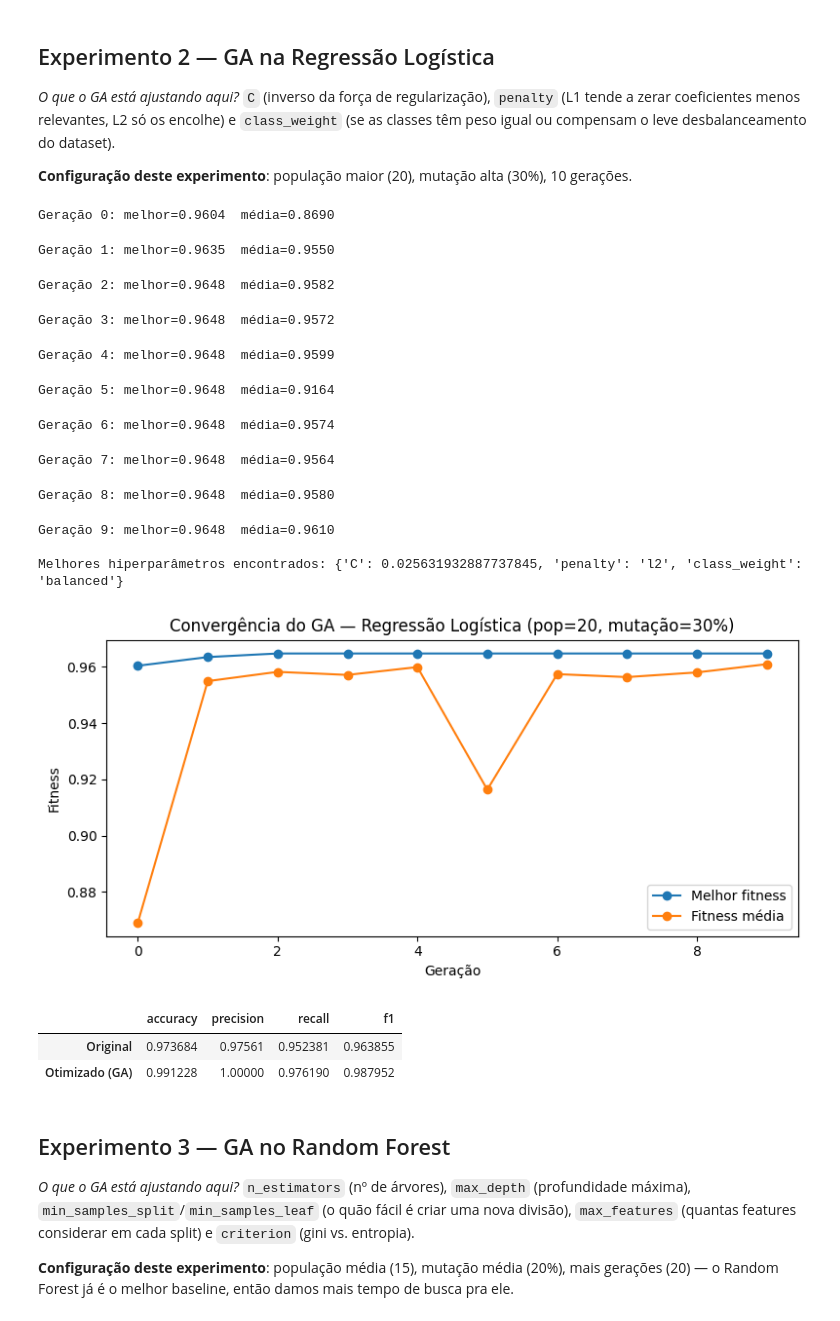
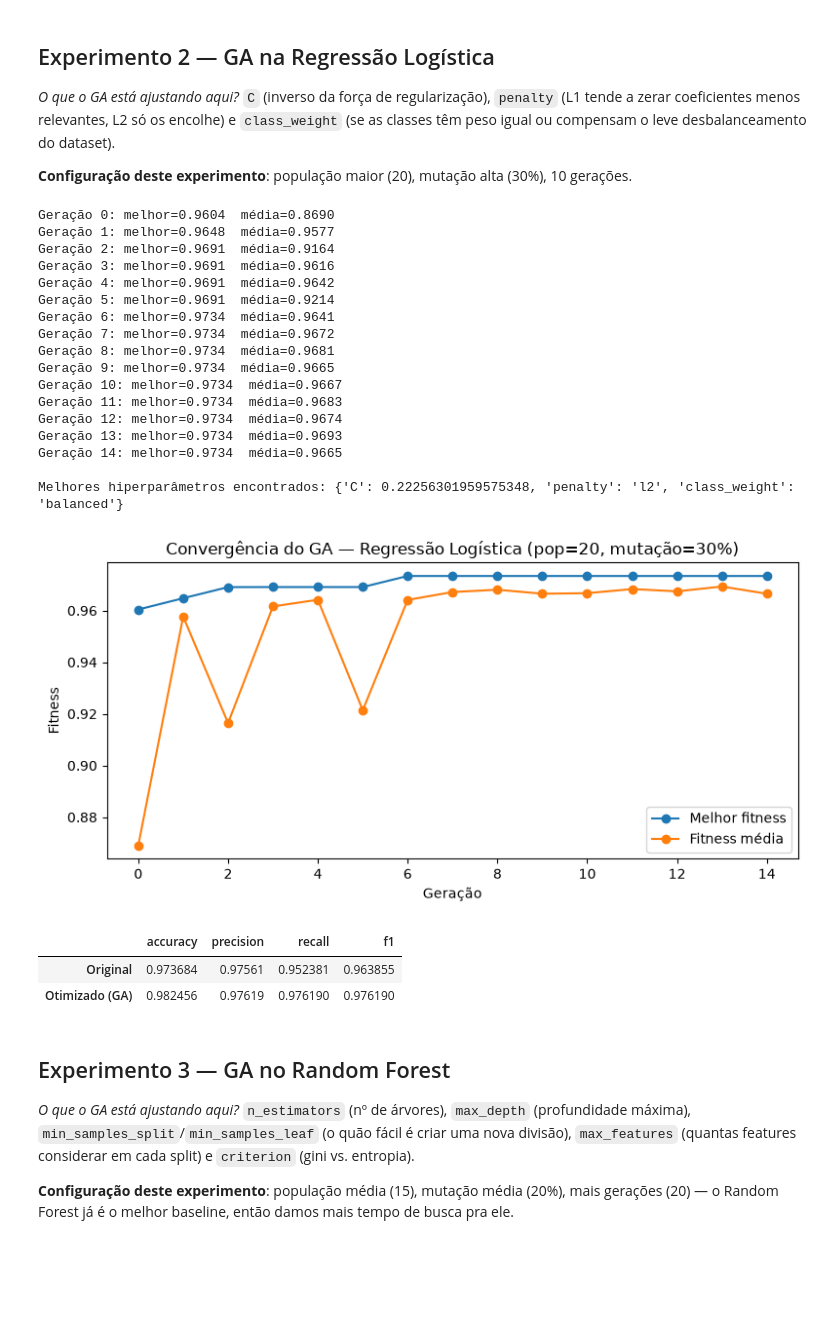
Before and after one commit to SamirGoes/tech-challenge-fiap-fase2, a Jupyter notebook: notebooks/GA_HyperparametersOptimization.ipynb, the cells around one changed output. Cells and saved outputs as stored; diff of their text form; code cells hidden in the pictures; blank space fills up the shorter version.

```diff
--- a/notebooks/GA_HyperparametersOptimization.ipynb
+++ b/notebooks/GA_HyperparametersOptimization.ipynb
@@ -76,7 +76,7 @@ Vamos rodar o GA para tentar melhorar cada um desses três — um experimento po
 # %%
 random.seed(42)
 
-POP_1, GERACOES_1, MUTACAO_1 = 10, 10, 0.1
+POP_1, GERACOES_1, MUTACAO_1 = 10, 20, 0.1
 
 populacao = [ga_utils.criar_individuo_linear() for _ in range(POP_1)]
 historico_linear = []
@@ -148,7 +153,7 @@ pd.DataFrame([metricas_linear_original, metricas_linear_otimizado], index=["Orig
 # %%
 random.seed(42)
 
-POP_2, GERACOES_2, MUTACAO_2 = 20, 10, 0.3
+POP_2, GERACOES_2, MUTACAO_2 = 20, 15, 0.2
 
 populacao = [ga_utils.criar_individuo_log() for _ in range(POP_2)]
 historico_log = []
@@ -156,45 +161,50 @@ historico_log = []
 for geracao in range(GERACOES_2):
     fitnesses = [ga_utils.fitness_log(ind, X_train, y_train) for ind in populacao]
     historico_log.append({"geracao": geracao, "melhor": max(fitnesses), "media": float(np.mean(fitnesses))})
     print(f"Geração {geracao}: melhor={max(fitnesses):.4f}  média={np.mean(fitnesses):.4f}")
 
     ranking = sorted(range(len(populacao)), key=lambda i: fitnesses[i], reverse=True)
     nova_populacao = [dict(populacao[i]) for i in ranking[:2]]
     while len(nova_populacao) < POP_2:
         pai1 = ga_utils.selecao_torneio(populacao, fitnesses)
         pai2 = ga_utils.selecao_torneio(populacao, fitnesses)
         filho1, filho2 = ga_utils.crossover(pai1, pai2)
         nova_populacao.append(ga_utils.mutar_log(filho1, MUTACAO_2))
         if len(nova_populacao) < POP_2:
             nova_populacao.append(ga_utils.mutar_log(filho2, MUTACAO_2))
     populacao = nova_populacao
 
 melhor_log = populacao[int(np.argmax(fitnesses))]
 print("\nMelhores hiperparâmetros encontrados:", melhor_log)
 
 pd.DataFrame(historico_log).to_csv(RESULTADOS_DIR / "fitness_history_regressao_logistica.csv", index=False)
 with open(RESULTADOS_DIR / "best_hyperparams_regressao_logistica.json", "w") as f:
     json.dump({"algoritmo": "regressao_logistica", "melhor_individuo": melhor_log}, f, indent=2, default=str)
 
 plt.figure(figsize=(8, 4))
 plt.plot([h["geracao"] for h in historico_log], [h["melhor"] for h in historico_log], label="Melhor fitness", marker="o")
 plt.plot([h["geracao"] for h in historico_log], [h["media"] for h in historico_log], label="Fitness média", marker="o")
 plt.xlabel("Geração"); plt.ylabel("Fitness"); plt.title("Convergência do GA — Regressão Logística (pop=20, mutação=30%)")
 plt.legend(); plt.tight_layout(); plt.show()
 # %% [output]
 Geração 0: melhor=0.9604  média=0.8690
+Geração 1: melhor=0.9648  média=0.9577
+Geração 2: melhor=0.9691  média=0.9164
+Geração 3: melhor=0.9691  média=0.9616
+Geração 4: melhor=0.9691  média=0.9642
+Geração 5: melhor=0.9691  média=0.9214
+Geração 6: melhor=0.9734  média=0.9641
+Geração 7: melhor=0.9734  média=0.9672
+Geração 8: melhor=0.9734  média=0.9681
+Geração 9: melhor=0.9734  média=0.9665
+Geração 10: melhor=0.9734  média=0.9667
+Geração 11: melhor=0.9734  média=0.9683
+Geração 12: melhor=0.9734  média=0.9674
+Geração 13: melhor=0.9734  média=0.9693
+Geração 14: melhor=0.9734  média=0.9665
+
+Melhores hiperparâmetros encontrados: {'C': 0.22256301959575348, 'penalty': 'l2', 'class_weight': 'balanced'}
-Geração 1: melhor=0.9635  média=0.9550
-Geração 2: melhor=0.9648  média=0.9582
-Geração 3: melhor=0.9648  média=0.9572
-Geração 4: melhor=0.9648  média=0.9599
-Geração 5: melhor=0.9648  média=0.9164
-Geração 6: melhor=0.9648  média=0.9574
-Geração 7: melhor=0.9648  média=0.9564
-Geração 8: melhor=0.9648  média=0.9580
-Geração 9: melhor=0.9648  média=0.9610
-
-Melhores hiperparâmetros encontrados: {'C': 0.025631932887737845, 'penalty': 'l2', 'class_weight': 'balanced'}
-[figure, old version]
+[figure, new version]
 # %%
 modelo_log_original = ga_utils.construir_log(ga_utils.LOG_BASELINE)
 modelo_log_original.fit(X_train, y_train)
@@ -210,7 +220,7 @@ pd.DataFrame([metricas_log_original, metricas_log_otimizado], index=["Original",
 # %% [output]
 |  | accuracy | precision | recall | f1 |
 | Original | 0.973684 | 0.97561 | 0.952381 | 0.963855 |
-| Otimizado (GA) | 0.991228 | 1.00000 | 0.976190 | 0.987952 |
+| Otimizado (GA) | 0.982456 | 0.97619 | 0.976190 | 0.976190 |
 # %% [markdown]
 ## Experimento 3 — GA no Random Forest
 
```
Also changed, not shown: parts of 3 cells of this notebook, 7 other files.
